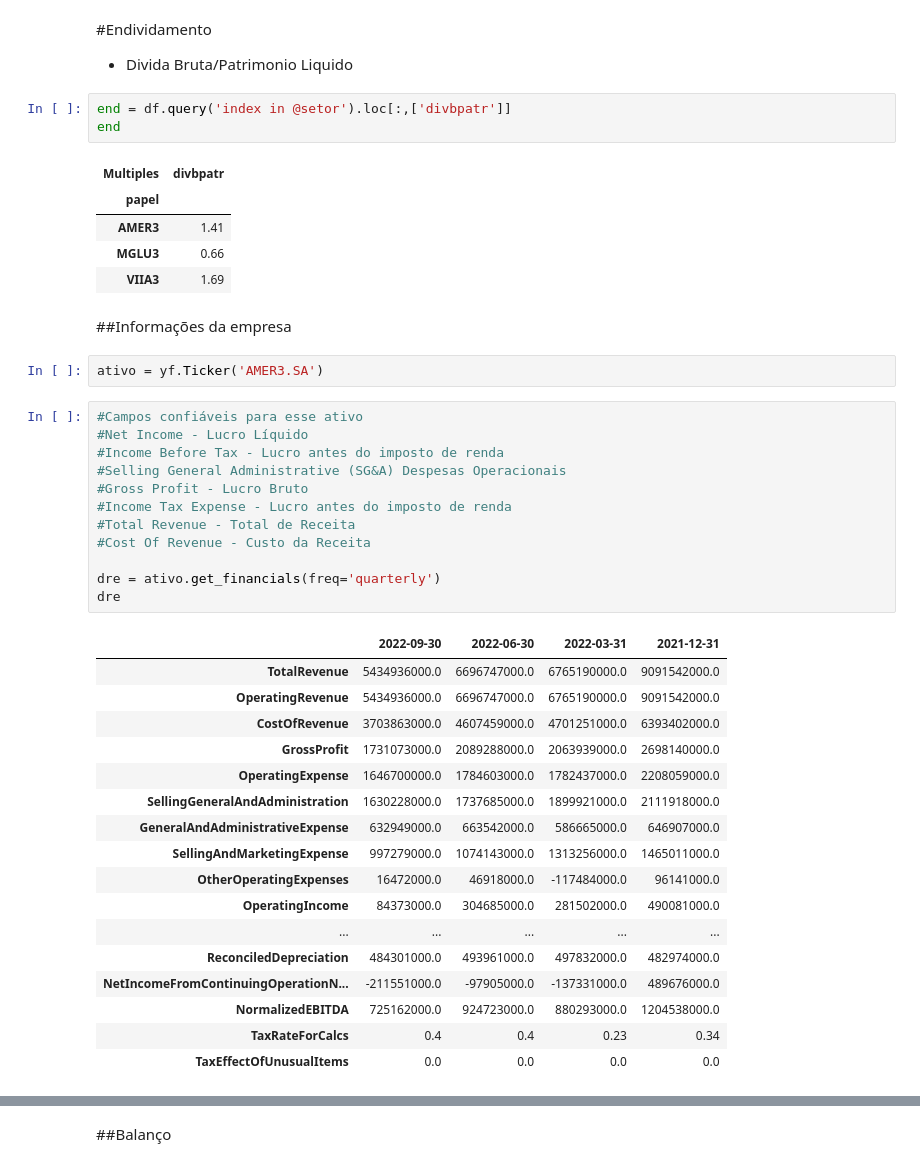
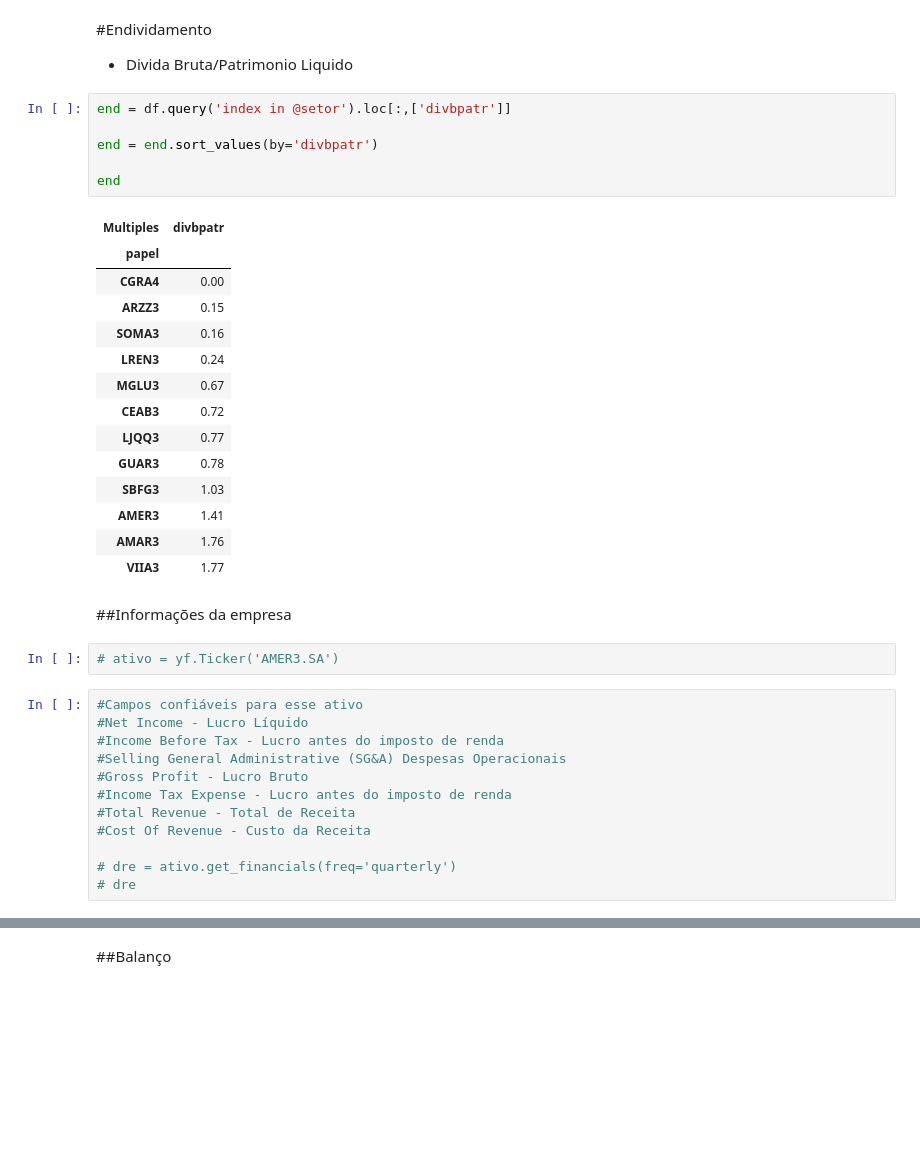
Before and after one commit to rubemmnf/Mercado-Financeiro, a Jupyter notebook: TradingDados/Outros/Analise_AMER3.ipynb, the cells around one changed output, grey strips where cells are left out. Saved outputs shown, nothing was run; the diff lists cells and outputs as text; blank space fills up the shorter version.

```diff
--- a/TradingDados/Outros/Analise_AMER3.ipynb
+++ b/TradingDados/Outros/Analise_AMER3.ipynb
@@ -133,17 +216,29 @@ ind_liq = df2.query('index in @setor').loc[:,['Liq. Corr.']]
 - Divida Bruta/Patrimonio Liquido
 # %%
 end = df.query('index in @setor').loc[:,['divbpatr']]
+
+end = end.sort_values(by='divbpatr')
+
 end
 # %% [output]
 | Multiples | divbpatr |
 | papel |  |
+| CGRA4 | 0.00 |
+| ARZZ3 | 0.15 |
+| SOMA3 | 0.16 |
+| LREN3 | 0.24 |
+| MGLU3 | 0.67 |
+| CEAB3 | 0.72 |
+| LJQQ3 | 0.77 |
+| GUAR3 | 0.78 |
+| SBFG3 | 1.03 |
 | AMER3 | 1.41 |
-| MGLU3 | 0.66 |
-| VIIA3 | 1.69 |
+| AMAR3 | 1.76 |
+| VIIA3 | 1.77 |
 # %% [markdown]
 ##Informações da empresa
 # %%
-ativo = yf.Ticker('AMER3.SA')
+# ativo = yf.Ticker('AMER3.SA')
 # %%
 #Campos confiáveis para esse ativo
 #Net Income - Lucro Líquido
@@ -154,24 +249,6 @@ ativo = yf.Ticker('AMER3.SA')
 #Total Revenue - Total de Receita
 #Cost Of Revenue - Custo da Receita
 
-dre = ativo.get_financials(freq='quarterly')
-dre
+# dre = ativo.get_financials(freq='quarterly')
+# dre
-# %% [output]
-|  | 2022-09-30 | 2022-06-30 | 2022-03-31 | 2021-12-31 |
-| TotalRevenue | 5434936000.0 | 6696747000.0 | 6765190000.0 | 9091542000.0 |
-| OperatingRevenue | 5434936000.0 | 6696747000.0 | 6765190000.0 | 9091542000.0 |
-| CostOfRevenue | 3703863000.0 | 4607459000.0 | 4701251000.0 | 6393402000.0 |
-| GrossProfit | 1731073000.0 | 2089288000.0 | 2063939000.0 | 2698140000.0 |
-| OperatingExpense | 1646700000.0 | 1784603000.0 | 1782437000.0 | 2208059000.0 |
-| SellingGeneralAndAdministration | 1630228000.0 | 1737685000.0 | 1899921000.0 | 2111918000.0 |
-| GeneralAndAdministrativeExpense | 632949000.0 | 663542000.0 | 586665000.0 | 646907000.0 |
-| SellingAndMarketingExpense | 997279000.0 | 1074143000.0 | 1313256000.0 | 1465011000.0 |
-| OtherOperatingExpenses | 16472000.0 | 46918000.0 | -117484000.0 | 96141000.0 |
-| OperatingIncome | 84373000.0 | 304685000.0 | 281502000.0 | 490081000.0 |
-| ... | ... | ... | ... | ... |
-| ReconciledDepreciation | 484301000.0 | 493961000.0 | 497832000.0 | 482974000.0 |
-| NetIncomeFromContinuingOperationN... | -211551000.0 | -97905000.0 | -137331000.0 | 489676000.0 |
-| NormalizedEBITDA | 725162000.0 | 924723000.0 | 880293000.0 | 1204538000.0 |
-| TaxRateForCalcs | 0.4 | 0.4 | 0.23 | 0.34 |
-| TaxEffectOfUnusualItems | 0.0 | 0.0 | 0.0 | 0.0 |
 # %%
```
Also changed, not shown: parts of 18 cells of this notebook, 1 other file.
